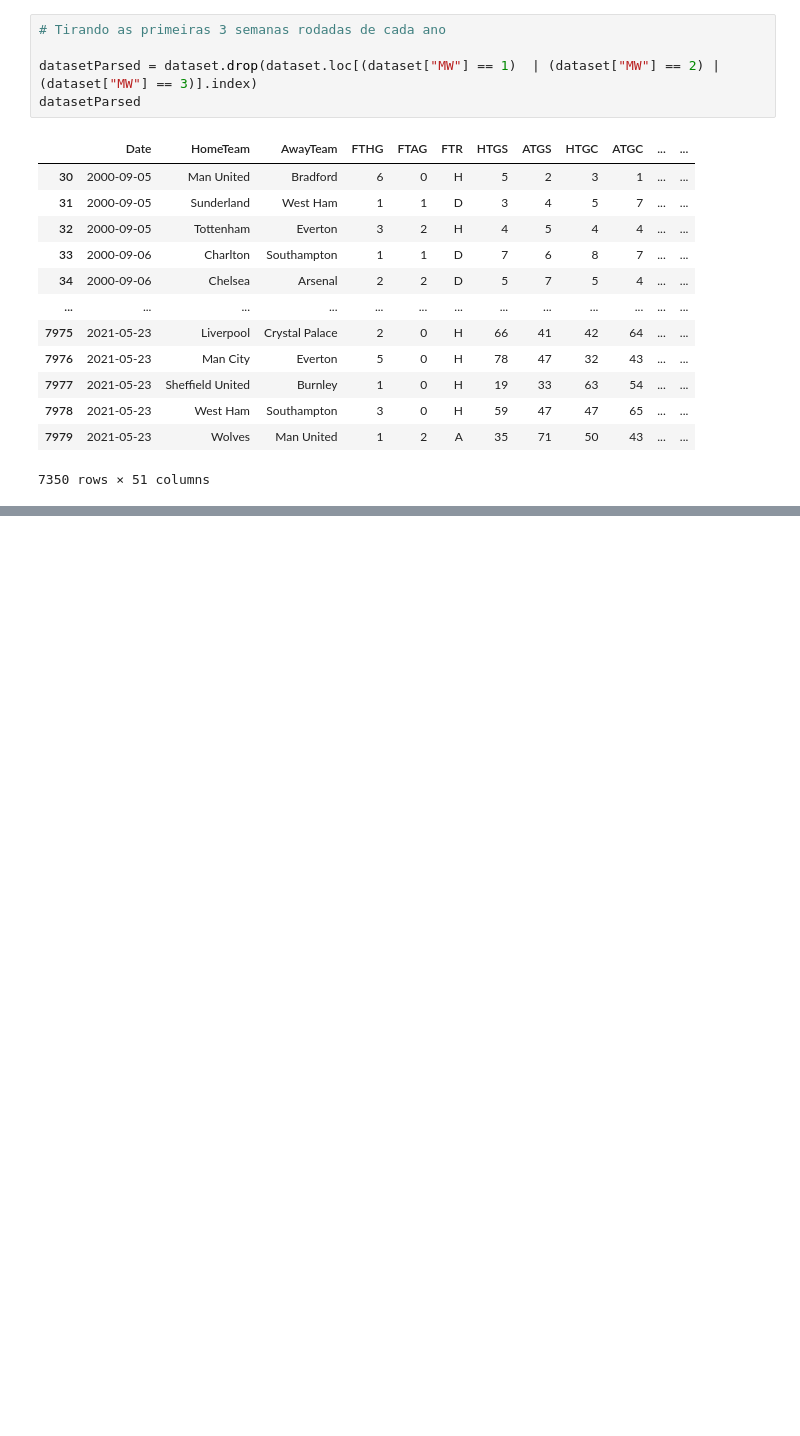
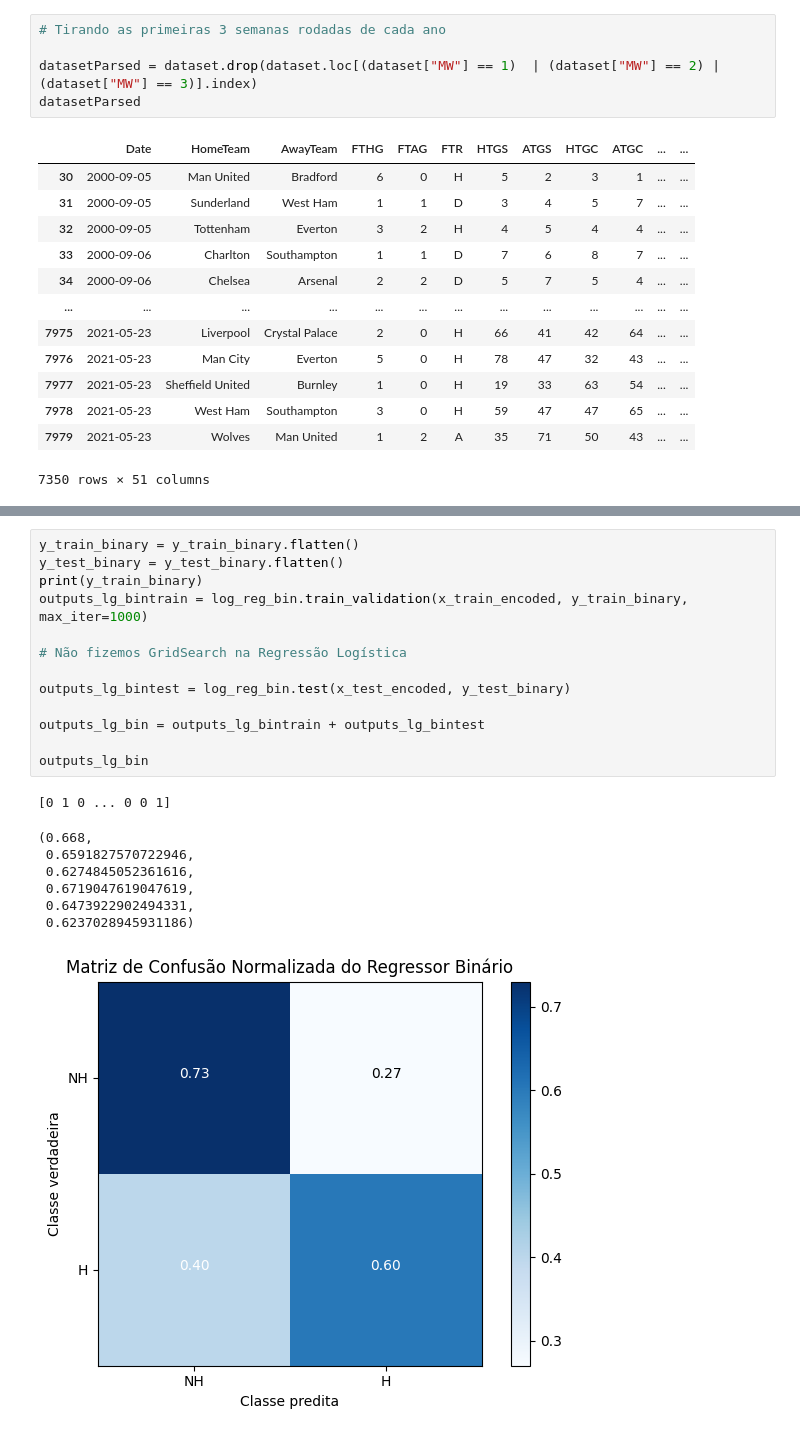
Before and after one commit to murilovpinheiro/Premier-League-Analysis-and-Prediction, a Jupyter notebook: experiments.ipynb, the cells around one changed output, grey strips where cells are left out. Saved outputs shown, nothing was run; the diff lists cells and outputs as text; blank space fills up the shorter version.

```diff
--- a/experiments.ipynb
+++ b/experiments.ipynb
@@ -229,0 +274,22 @@ print(xgb_f1, xgb_acc)
+# %%
+y_train_binary = y_train_binary.flatten()
+y_test_binary = y_test_binary.flatten()
+print(y_train_binary)
+outputs_lg_bintrain = log_reg_bin.train_validation(x_train_encoded, y_train_binary, max_iter=1000)
+
+# Não fizemos GridSearch na Regressão Logística
+
+outputs_lg_bintest = log_reg_bin.test(x_test_encoded, y_test_binary)
+
+outputs_lg_bin = outputs_lg_bintrain + outputs_lg_bintest
+
+outputs_lg_bin
+# %% [output]
+[0 1 0 ... 0 0 1]
+(0.668,
+ 0.6591827570722946,
+ 0.6274845052361616,
+ 0.6719047619047619,
+ 0.6473922902494331,
+ 0.6237028945931186)
+[figure, added]
```
Also changed, not shown: parts of 22 cells of this notebook, 18 other files.
